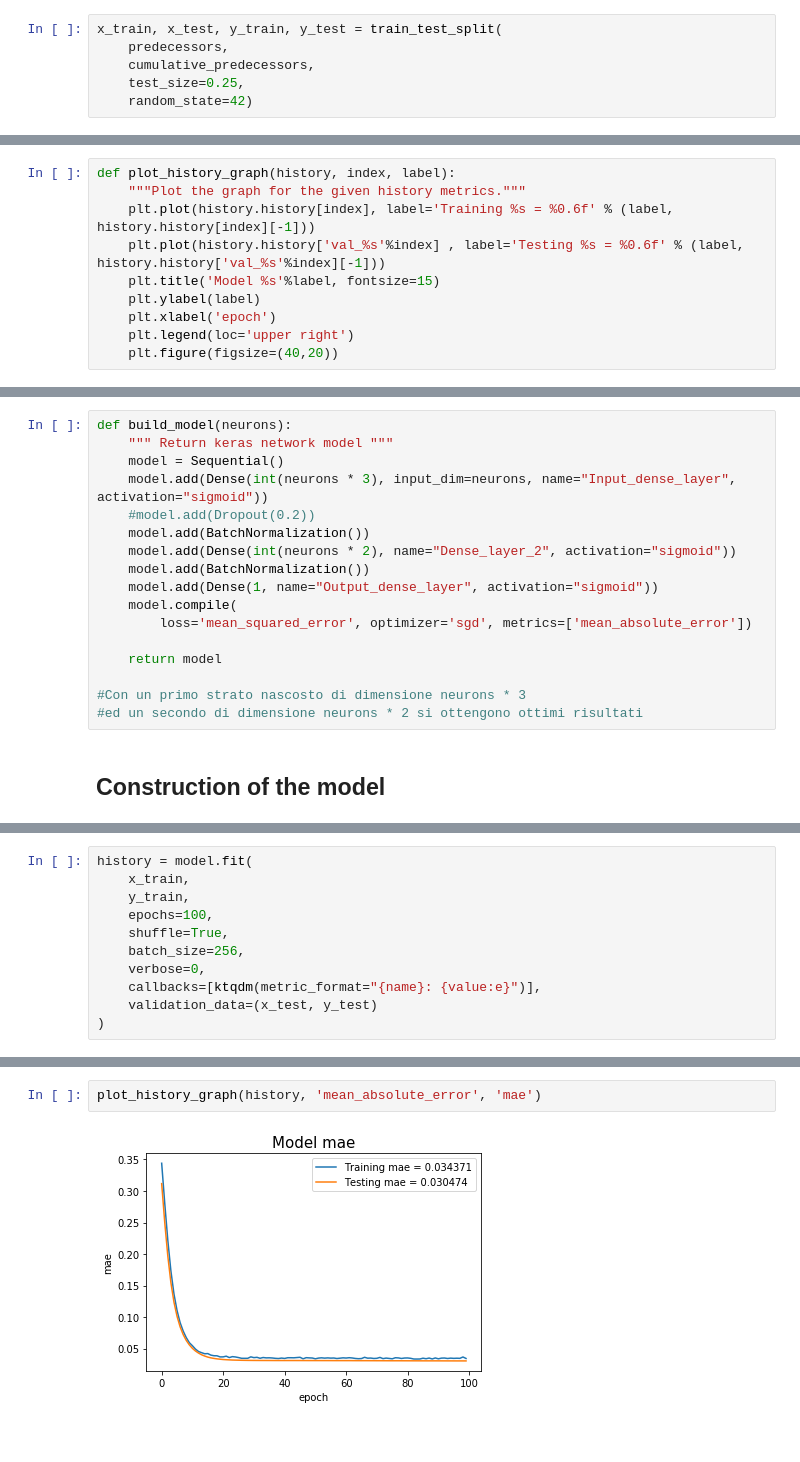
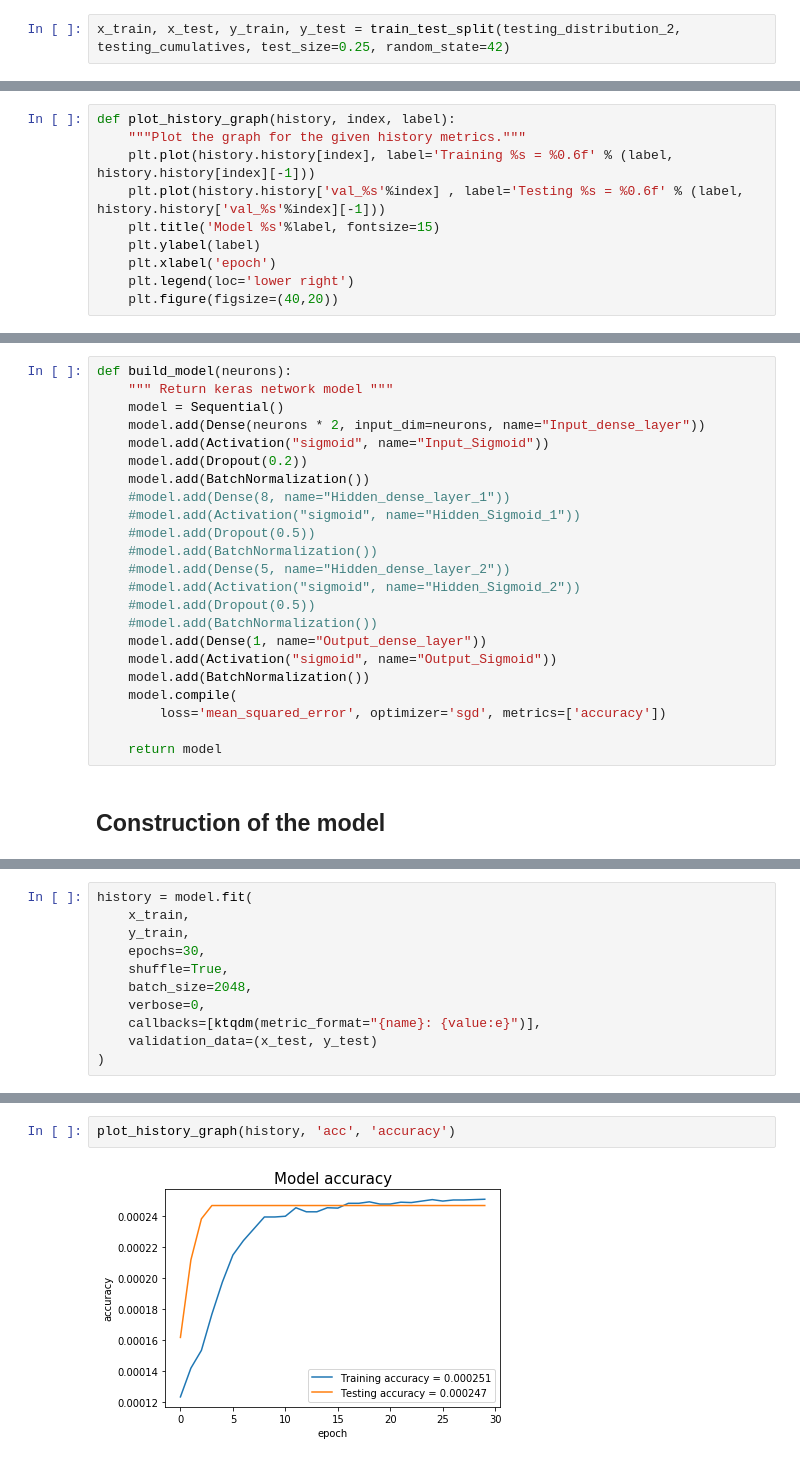
Before and after one commit to ToreGore/Thesis, a Jupyter notebook: ThesisPredecessor.ipynb, the cells around one changed output, grey strips where cells are left out. Saved outputs shown, nothing was run; the diff lists cells and outputs as text.

```diff
--- a/ThesisPredecessor.ipynb
+++ b/ThesisPredecessor.ipynb
@@ -85,6 +179,2 @@ Join the four sets created, shuffle them and resplit them
 # %%
-x_train, x_test, y_train, y_test = train_test_split(
-    predecessors,
-    cumulative_predecessors,
-    test_size=0.25,
-    random_state=42)
+x_train, x_test, y_train, y_test = train_test_split(testing_distribution_2, testing_cumulatives, test_size=0.25, random_state=42)
@@ -106,5 +198,5 @@ def plot_history_graph(history, index, label):
     plt.title('Model %s'%label, fontsize=15)
     plt.ylabel(label)
     plt.xlabel('epoch')
-    plt.legend(loc='upper right')
+    plt.legend(loc='lower right')
     plt.figure(figsize=(40,20))
@@ -129,18 +322,24 @@ def custom_activation_std(x):
 def build_model(neurons):
     """ Return keras network model """
     model = Sequential()
-    model.add(Dense(int(neurons * 3), input_dim=neurons, name="Input_dense_layer", activation="sigmoid"))
-    #model.add(Dropout(0.2))
+    model.add(Dense(neurons * 2, input_dim=neurons, name="Input_dense_layer"))
+    model.add(Activation("sigmoid", name="Input_Sigmoid"))
+    model.add(Dropout(0.2))
     model.add(BatchNormalization())
-    model.add(Dense(int(neurons * 2), name="Dense_layer_2", activation="sigmoid"))
+    #model.add(Dense(8, name="Hidden_dense_layer_1"))
+    #model.add(Activation("sigmoid", name="Hidden_Sigmoid_1"))
+    #model.add(Dropout(0.5))
+    #model.add(BatchNormalization())
+    #model.add(Dense(5, name="Hidden_dense_layer_2"))
+    #model.add(Activation("sigmoid", name="Hidden_Sigmoid_2"))
+    #model.add(Dropout(0.5))
+    #model.add(BatchNormalization())
+    model.add(Dense(1, name="Output_dense_layer"))
+    model.add(Activation("sigmoid", name="Output_Sigmoid"))
     model.add(BatchNormalization())
-    model.add(Dense(1, name="Output_dense_layer", activation="sigmoid"))
     model.compile(
-        loss='mean_squared_error', optimizer='sgd', metrics=['mean_absolute_error'])
+        loss='mean_squared_error', optimizer='sgd', metrics=['accuracy'])
 
     return model
-
-#Con un primo strato nascosto di dimensione neurons * 3
-#ed un secondo di dimensione neurons * 2 si ottengono ottimi risultati
 # %% [markdown]
 ## Construction of the model
@@ -172,9 +375,9 @@ _________________________________________________________________
 history = model.fit(
     x_train,
     y_train,
-    epochs=100,
+    epochs=30,
     shuffle=True,
-    batch_size=256,
+    batch_size=2048,
     verbose=0,
     callbacks=[ktqdm(metric_format="{name}: {value:e}")],
     validation_data=(x_test, y_test)
@@ -196,7 +399,7 @@ HBox(children=(IntProgress(value=0, description='Epoch 10', max=7500, style=Prog
 # %%
-plot_history_graph(history, 'mean_absolute_error', 'mae')
+plot_history_graph(history, 'acc', 'accuracy')
 # %% [output]
-[figure, old version]
+[figure, new version]
 <Figure size 2880x1440 with 0 Axes>
 # %%
 plot_history_graph(history, 'loss', 'loss')
```
Also changed, not shown: parts of 33 cells of this notebook, 1 other file.
